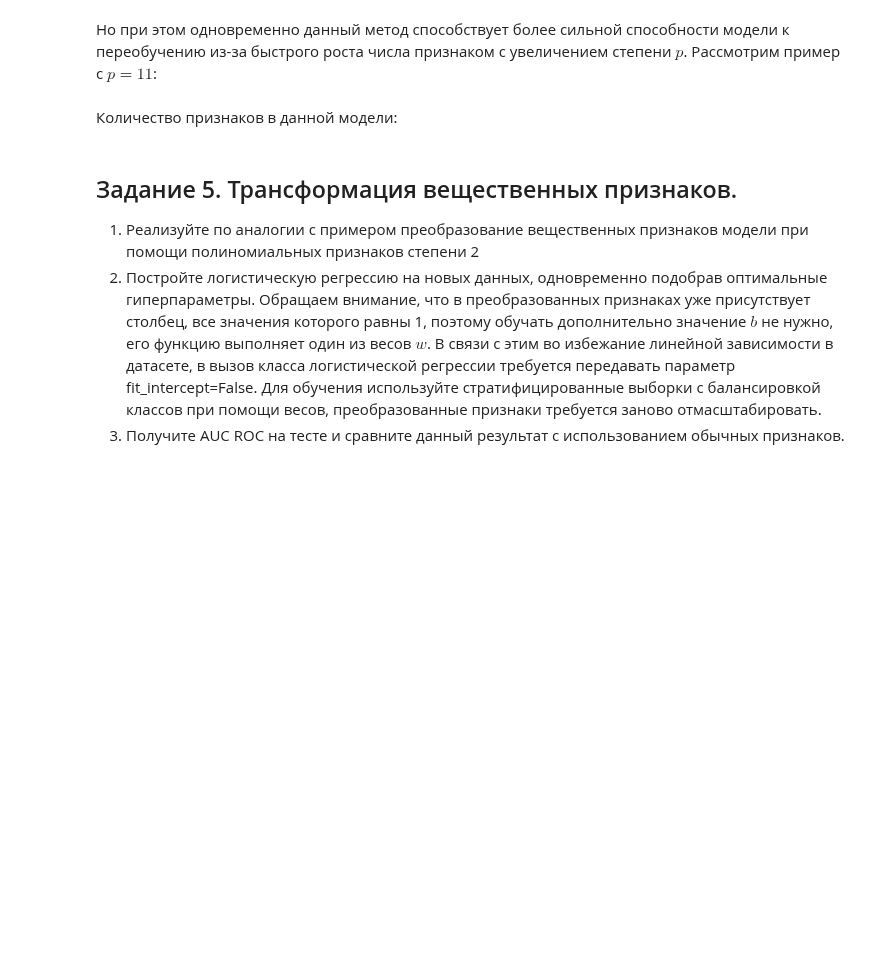
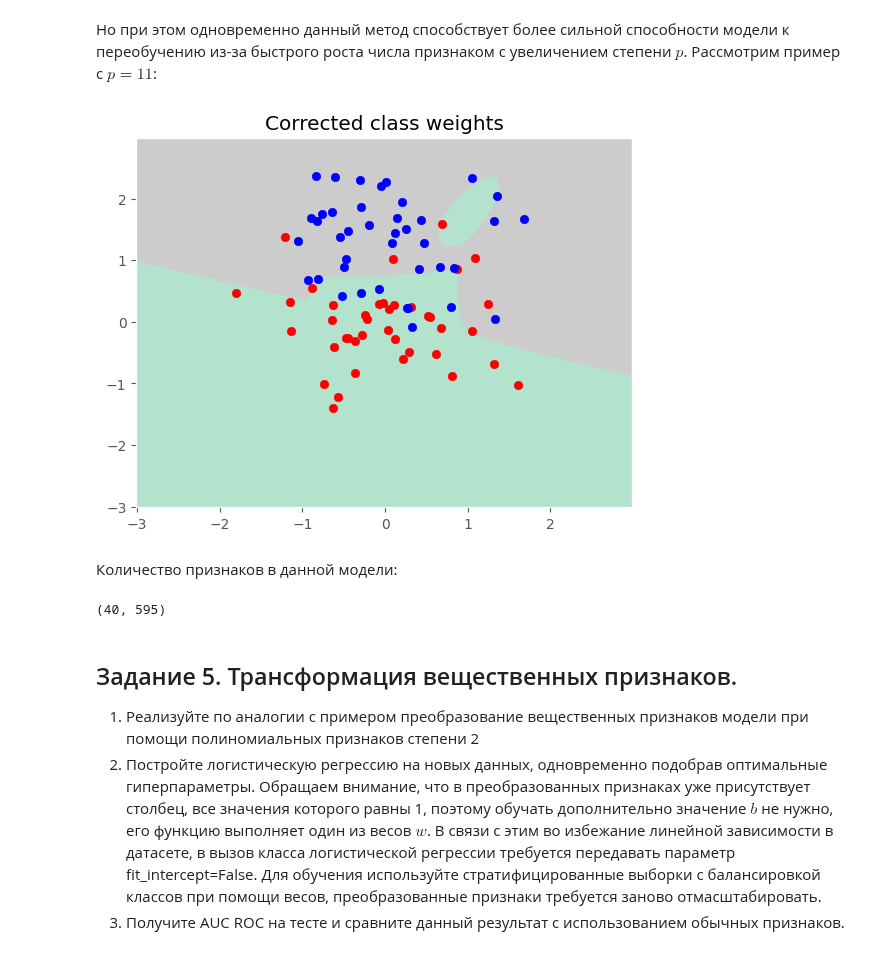
Before and after one commit to Flawed1/machine_learning_practice, a Jupyter notebook: lessons/practice_2/2023_Preprocessing_LR_new_json.ipynb, the cells around one changed output. Cells and saved outputs as stored; diff of their text form; code cells hidden in the pictures; blank space fills up the shorter version.

```diff
--- a/lessons/practice_2/2023_Preprocessing_LR_new_json.ipynb
+++ b/lessons/practice_2/2023_Preprocessing_LR_new_json.ipynb
@@ -621,21 +663,25 @@ print(example_data_train_poly.shape)
 # %% [markdown]
 Но при этом одновременно данный метод способствует более сильной способности модели к переобучению из-за быстрого роста числа признаком с увеличением степени $p$. Рассмотрим пример с $p=11$:
 # %%
-transform = PolynomialFeatures(11)
+transform = PolynomialFeatures(33)
 example_data_train_poly = transform.fit_transform(example_data_train)
 example_data_test_poly = transform.transform(example_data_test)
 optimizer = GridSearchCV(LogisticRegression(class_weight='balanced', fit_intercept=False), param_grid, cv=cv, n_jobs=-1)
 optimizer.fit(example_data_train_poly, example_labels_train)
 Z = optimizer.predict(transform.transform(np.c_[xx.ravel(), yy.ravel()])).reshape(xx.shape)
 plt.pcolormesh(xx, yy, Z, cmap=plt.cm.Pastel2)
 plt.scatter(data_0[:,0], data_0[:,1], color='red')
 plt.scatter(data_1[:,0], data_1[:,1], color='blue')
 plt.title('Corrected class weights')
 plt.show()
+# %% [output]
+[figure, added]
 # %% [markdown]
 Количество признаков в данной модели:
 # %%
 print(example_data_train_poly.shape)
+# %% [output]
+(40, 595)
 # %% [markdown]
 ## Задание 5. Трансформация вещественных признаков.
 
```
Also changed, not shown: parts of 24 cells of this notebook.
